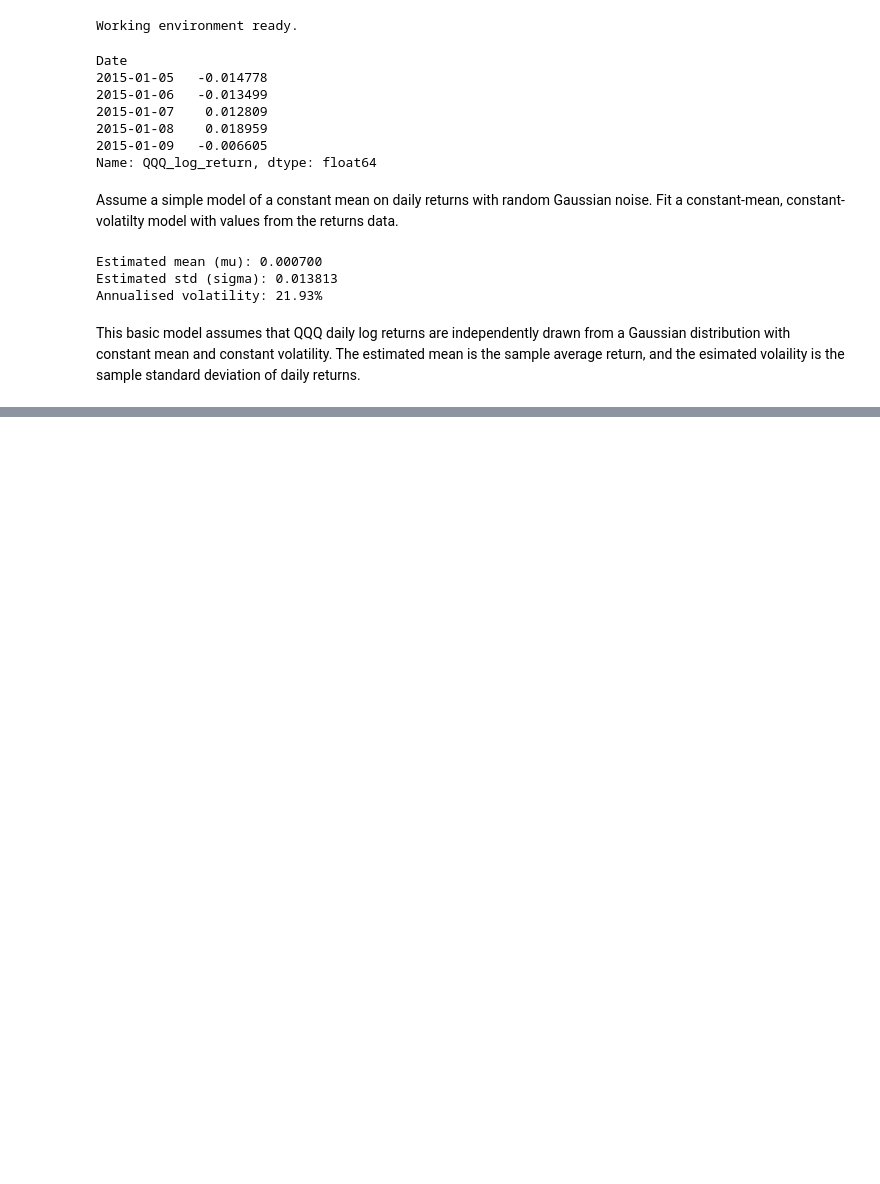
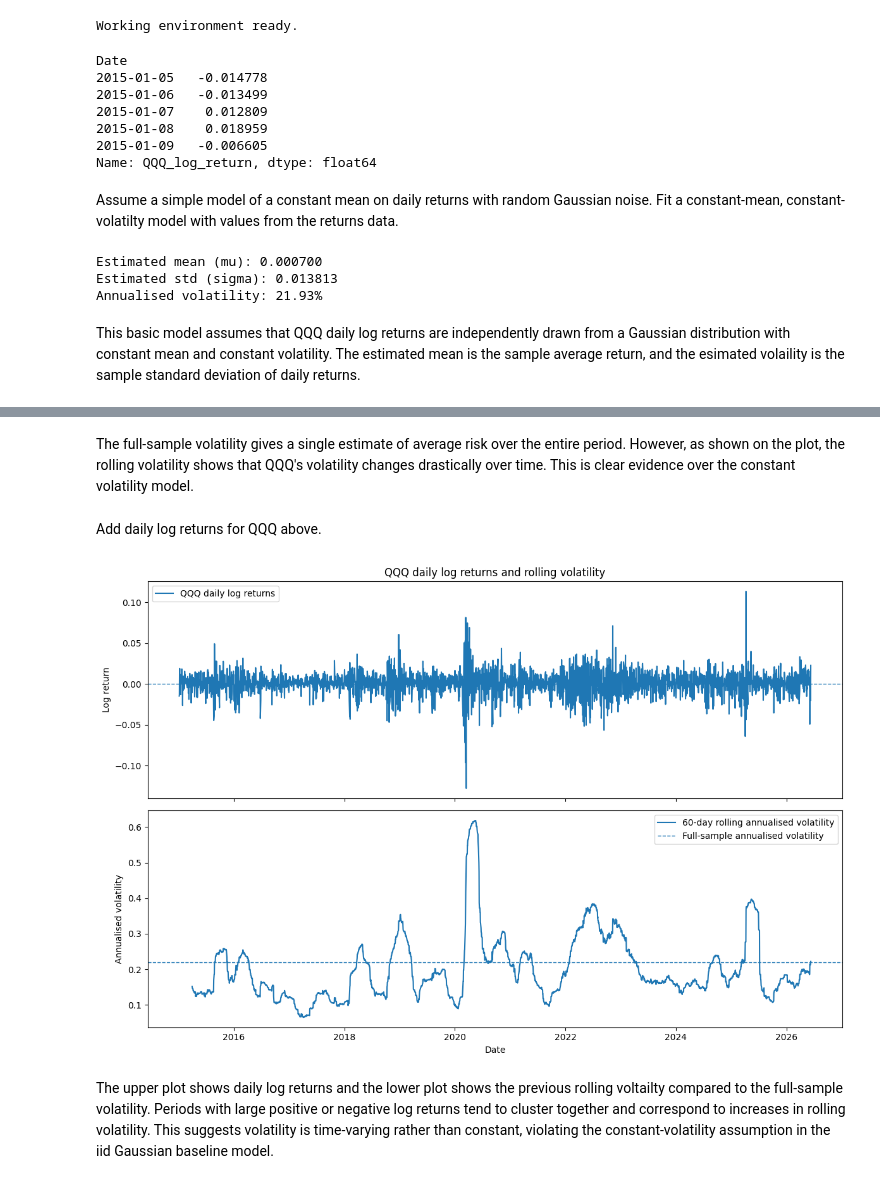
Before and after one commit to jack-samuel-ml/bayesian-times-series-finance, a Jupyter notebook: notebooks/02_baseline_return_model.ipynb, the cells around one changed output, grey strips where cells are left out. Drawn from its saved outputs; the diff is of its cells as text; code cells hidden in the pictures; blank space fills up the shorter version.

```diff
--- a/notebooks/02_baseline_return_model.ipynb
+++ b/notebooks/02_baseline_return_model.ipynb
@@ -73,0 +163,48 @@ plt.show()
+# %% [markdown]
+The full-sample volatility gives a single estimate of average risk over the entire period. However, as shown on the
+plot, the rolling volatility shows that QQQ's volatility changes drastically over time. This is clear evidence over the
+constant volatility model.
+# %% [markdown]
+Add daily log returns for QQQ above.
+# %%
+fig, (ax1, ax2) = plt.subplots(
+    nrows=2,
+    ncols=1,
+    figsize=(12, 8),
+    sharex=True
+)
+
+# Top plot: daily log returns
+ax1.plot(returns.index, returns, label="QQQ daily log returns")
+ax1.axhline(0, linestyle="--", linewidth=1)
+ax1.set_title("QQQ daily log returns and rolling volatility")
+ax1.set_ylabel("Log return")
+ax1.legend()
+
+# Bottom plot: rolling annualised volatility
+ax2.plot(
+    rolling_annualised_volatility.index,
+    rolling_annualised_volatility,
+    label="60-day rolling annualised volatility"
+)
+
+ax2.axhline(
+    empirical_annualised_volatility,
+    linestyle="--",
+    linewidth=1,
+    label="Full-sample annualised volatility"
+)
+
+ax2.set_xlabel("Date")
+ax2.set_ylabel("Annualised volatility")
+ax2.legend()
+
+plt.tight_layout()
+plt.show()
+# %% [output]
+[figure, added]
+# %% [markdown]
+The upper plot shows daily log returns and the lower plot shows the previous rolling voltailty compared to the full-sample
+volatility. Periods with large positive or negative log returns tend to cluster together and correspond to increases in
+rolling volatility. This suggests volatility is time-varying rather than constant, violating the constant-volatility
+assumption in the iid Gaussian baseline model.
```
Also changed, not shown: parts of 13 cells of this notebook, 1 other file.
